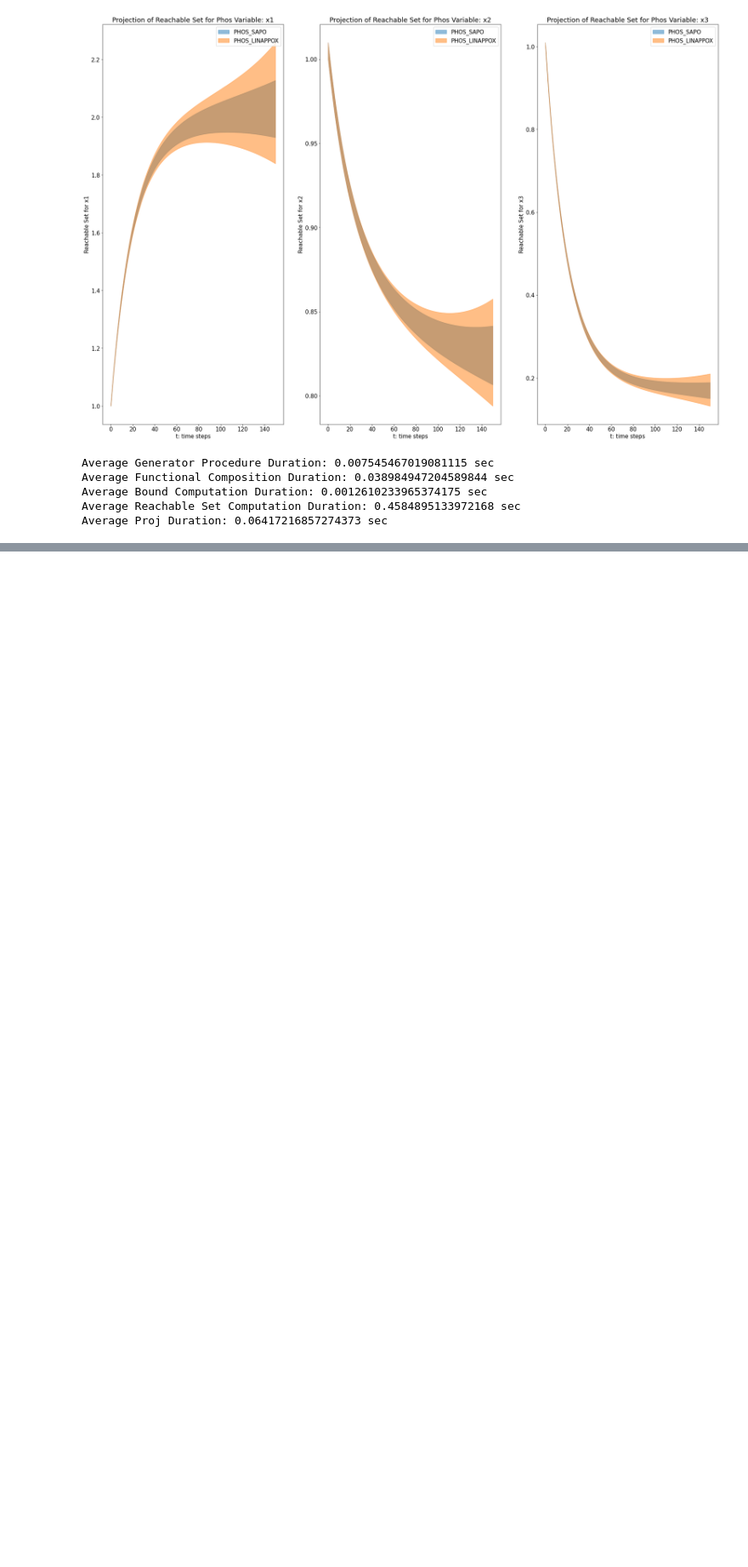
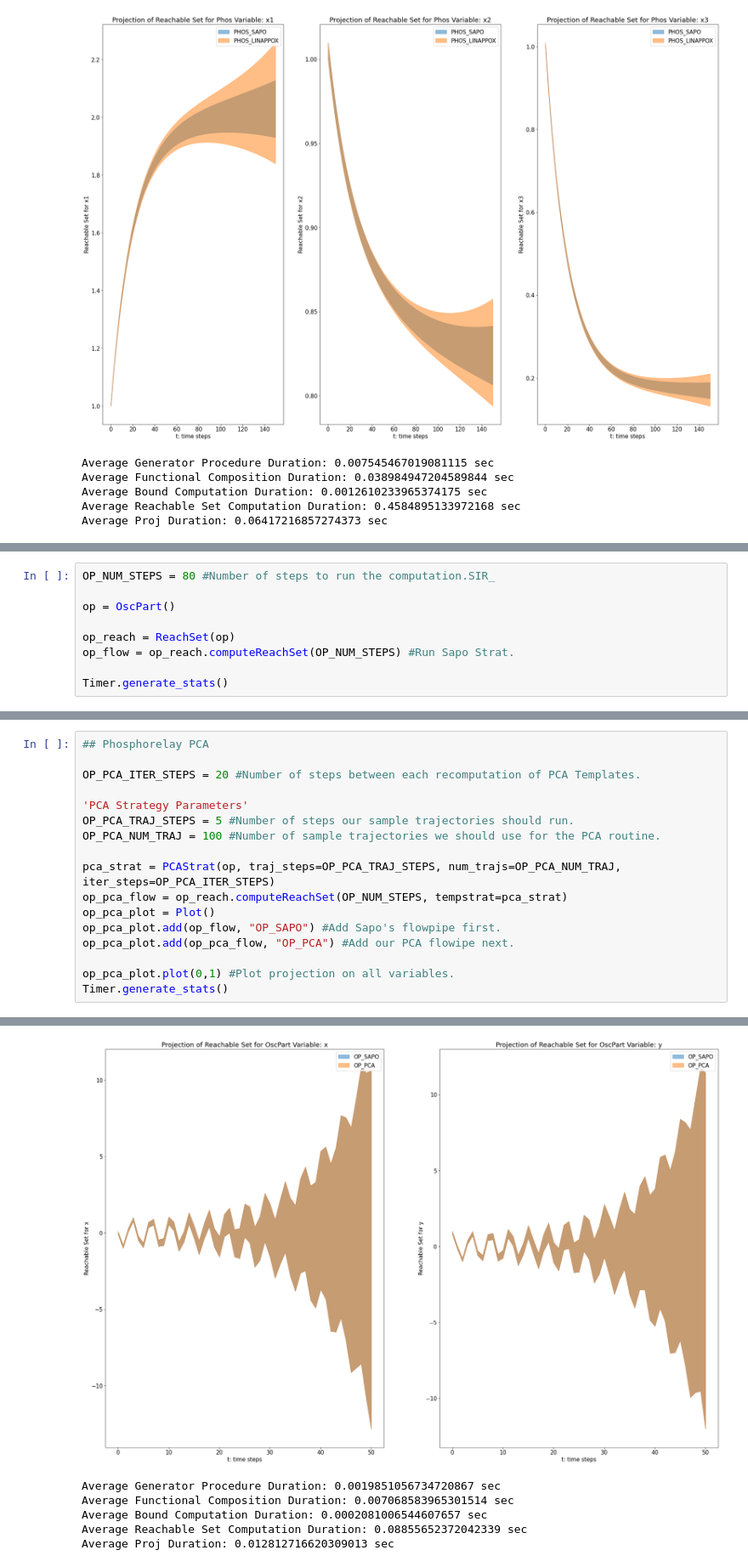
Before and after one commit to Tarheel-Formal-Methods/kaa-dynamic, a Jupyter notebook: template-demo.ipynb, the cells around one changed output, grey strips where cells are left out. Shown at 85% size. Drawn from its saved outputs; the diff is of its cells as text; blank space fills up the shorter version.

```diff
--- a/template-demo.ipynb
+++ b/template-demo.ipynb
@@ -519,0 +522,9 @@ Average Proj Duration: 0.06417216857274373 sec
+# %%
+OP_NUM_STEPS = 80 #Number of steps to run the computation.SIR_
+
+op = OscPart()
+
+op_reach = ReachSet(op)
+op_flow = op_reach.computeReachSet(OP_NUM_STEPS) #Run Sapo Strat.
+
+Timer.generate_stats()
@@ -519,0 +551,18 @@ Average Proj Duration: 0.06417216857274373 sec
+# %%
+## Phosphorelay PCA
+
+OP_PCA_ITER_STEPS = 20 #Number of steps between each recomputation of PCA Templates.
+
+'PCA Strategy Parameters'
+OP_PCA_TRAJ_STEPS = 5 #Number of steps our sample trajectories should run.
+OP_PCA_NUM_TRAJ = 100 #Number of sample trajectories we should use for the PCA routine.
+
+pca_strat = PCAStrat(op, traj_steps=OP_PCA_TRAJ_STEPS, num_trajs=OP_PCA_NUM_TRAJ, iter_steps=OP_PCA_ITER_STEPS)
+op_pca_flow = op_reach.computeReachSet(OP_NUM_STEPS, tempstrat=pca_strat)
+op_pca_plot = Plot()
+op_pca_plot.add(op_flow, "OP_SAPO") #Add Sapo's flowpipe first.
+op_pca_plot.add(op_pca_flow, "OP_PCA") #Add our PCA flowipe next.
+
+op_pca_plot.plot(0,1) #Plot projection on all variables.
+Timer.generate_stats()
+# %% [output]
@@ -519,0 +586,6 @@ Average Proj Duration: 0.06417216857274373 sec
+[figure, added]
+Average Generator Procedure Duration: 0.0019851056734720867 sec
+Average Functional Composition Duration: 0.007068583965301514 sec
+Average Bound Computation Duration: 0.0002081006544607657 sec
+Average Reachable Set Computation Duration: 0.08855652372042339 sec
+Average Proj Duration: 0.012812716620309013 sec
```
Also changed, not shown: parts of 6 cells of this notebook.
